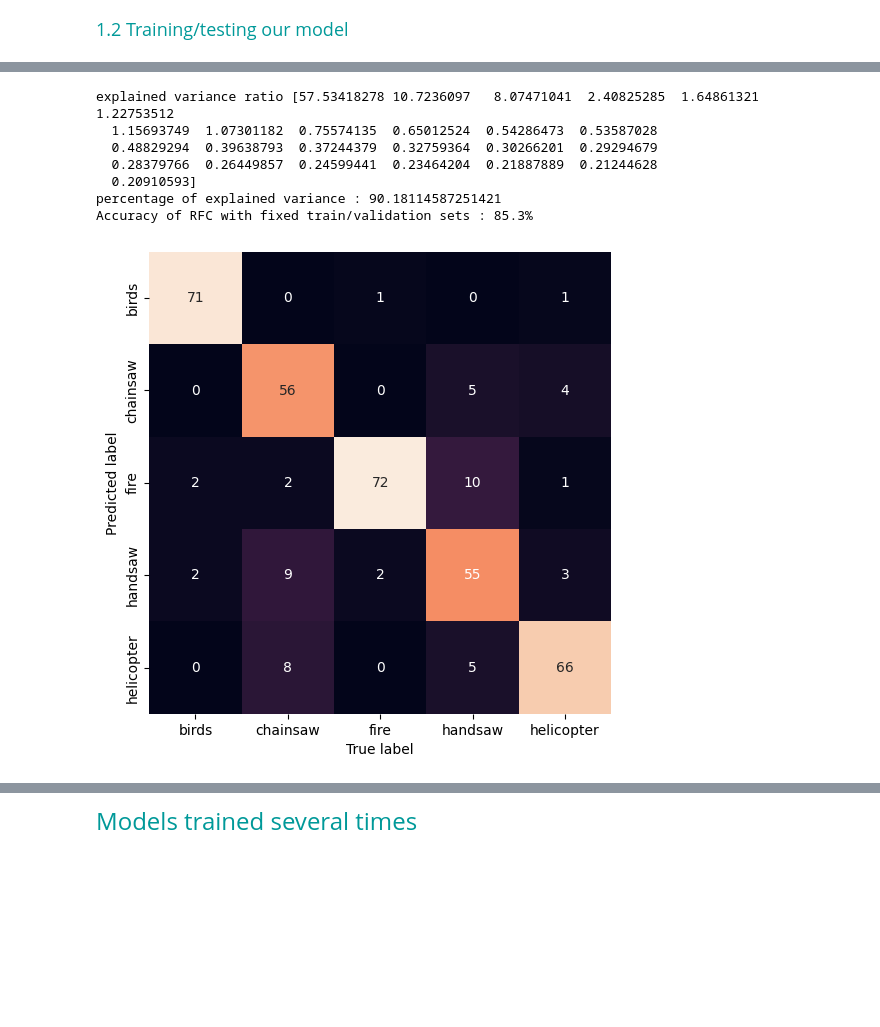
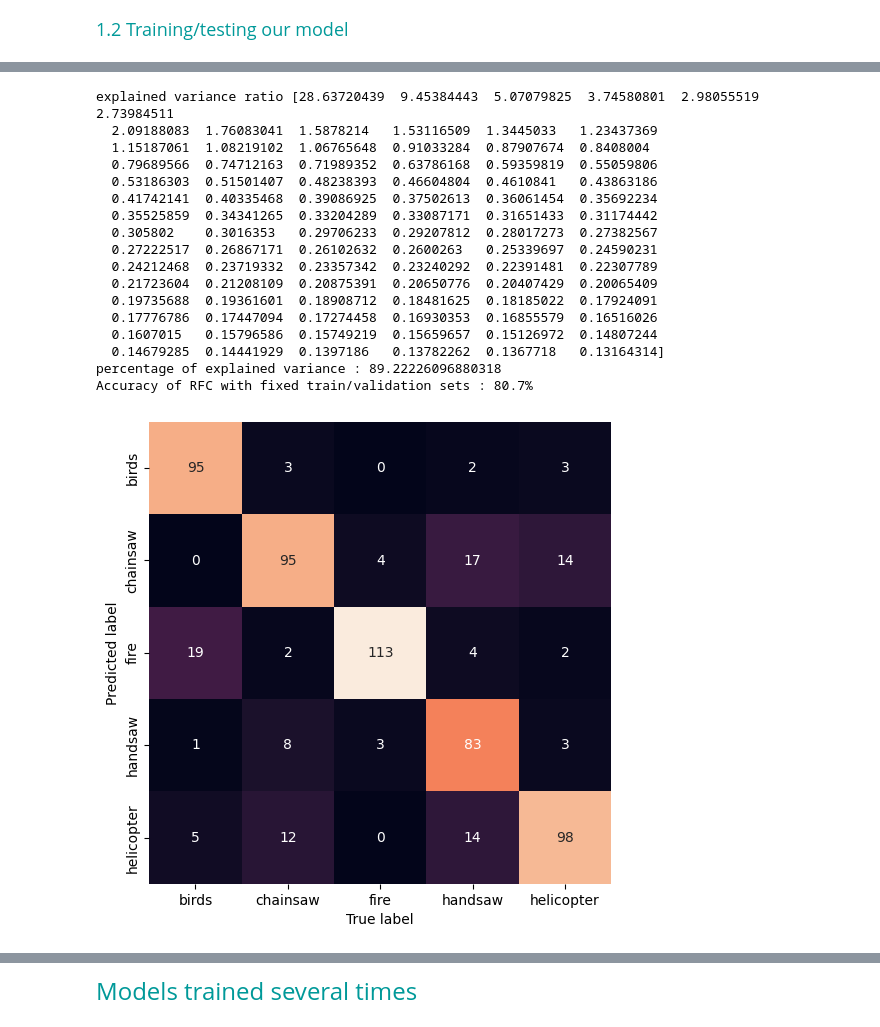
Before and after one commit to CamilleCl/lelec210X_GroupeF, a Jupyter notebook: classification/trialsNewDataSetModels.ipynb, the cells around one changed output, grey strips where cells are left out. Drawn from its saved outputs; the diff is of its cells as text; code cells hidden in the pictures; blank space fills up the shorter version.

```diff
--- a/classification/trialsNewDataSetModels.ipynb
+++ b/classification/trialsNewDataSetModels.ipynb
@@ -36,6 +36,6 @@ To enable the following instructions: AVX2 FMA, in other operations, rebuild Ten
 # %%
 model_dir = "../goldenProject/python/model1/"
-fv_dir = "../goldenProject/python/bigbigDataset/"
+fv_dir = "../goldenProject/python/bigbigbigDataset/"
 # %% [markdown]
 <font size=5 color=#009999> 1. Our dataset </font> <br>
 # %% [markdown]
@@ -165,47 +151,60 @@ X_train_normalised = X_train/ np.linalg.norm(X_train, axis=1, keepdims=True)
 X_test_normalised = X_test/ np.linalg.norm(X_test, axis=1, keepdims=True)
 
 # [3] (optional) dimensionality reduction.
-...
-pca = PCA(n_components=25)
-pca.fit(X)
+
+pca = PCA(n_components=90)
+pca.fit(X_train_normalised)
+X_train_normalised = pca.transform(X_train_normalised)
 print('explained variance ratio', pca.explained_variance_ratio_ * 100)
 print('percentage of explained variance :', np.cumsum(pca.explained_variance_ratio_)[-1] *100)
-
 
 # [4] Model training and selection.
 n_splits = 10
 kf = StratifiedKFold(n_splits = n_splits)
 
 model = RFC()
 accuracy_RFC = np.zeros((n_splits,))
 for k, idx in enumerate(kf.split(X_train_normalised,y_train)):
   (idx_learn, idx_val) = idx
   model.fit(X_train_normalised[idx_learn], y_train[idx_learn])
   prediction = model.predict(X_train_normalised[idx_val])
   accuracy_RFC[k] = accuracy(prediction, y_train[idx_val])
 
 # [5] Save the trained model, eventually the pca.
 filename = 'RFC.pickle'
+file_PCA = 'PCA.pickle'
 pickle.dump(model, open(model_dir+filename, 'wb'))
+pickle.dump(pca, open(model_dir+file_PCA, 'wb'))
 
 # [6] Evaluate the model.
+X_test_normalised = pca.transform(X_test_normalised)
 prediction_RFC = model.predict(X_test_normalised)
 #print(prediction_RFC)
 #print(y_test)
 #print(y_test.shape)
 accuracy_RFC = accuracy(prediction_RFC, y_test)
 
 print('Accuracy of RFC with fixed train/validation sets : {:.1f}%'.format(100*accuracy_RFC))
 show_confusion_matrix (prediction_RFC, y_test, classnames)
 # %% [output]
-explained variance ratio [57.53418278 10.7236097   8.07471041  2.40825285  1.64861321  1.22753512
-  1.15693749  1.07301182  0.75574135  0.65012524  0.54286473  0.53587028
-  0.48829294  0.39638793  0.37244379  0.32759364  0.30266201  0.29294679
-  0.28379766  0.26449857  0.24599441  0.23464204  0.21887889  0.21244628
-  0.20910593]
-percentage of explained variance : 90.18114587251421
-Accuracy of RFC with fixed train/validation sets : 85.3%
+explained variance ratio [28.63720439  9.45384443  5.07079825  3.74580801  2.98055519  2.73984511
+  2.09188083  1.76083041  1.5878214   1.53116509  1.3445033   1.23437369
+  1.15187061  1.08219102  1.06765648  0.91033284  0.87907674  0.8408004
+  0.79689566  0.74712163  0.71989352  0.63786168  0.59359819  0.55059806
+  0.53186303  0.51501407  0.48238393  0.46604804  0.4610841   0.43863186
+  0.41742141  0.40335468  0.39086925  0.37502613  0.36061454  0.35692234
+  0.35525859  0.34341265  0.33204289  0.33087171  0.31651433  0.31174442
+  0.305802    0.3016353   0.29706233  0.29207812  0.28017273  0.27382567
+  0.27222517  0.26867171  0.26102632  0.2600263   0.25339697  0.24590231
+  0.24212468  0.23719332  0.23357342  0.23240292  0.22391481  0.22307789
+  0.21723604  0.21208109  0.20875391  0.20650776  0.20407429  0.20065409
+  0.19735688  0.19361601  0.18908712  0.18481625  0.18185022  0.17924091
+  0.17776786  0.17447094  0.17274458  0.16930353  0.16855579  0.16516026
+  0.1607015   0.15796586  0.15749219  0.15659657  0.15126972  0.14807244
+  0.14679285  0.14441929  0.1397186   0.13782262  0.1367718   0.13164314]
+percentage of explained variance : 89.22226096880318
+Accuracy of RFC with fixed train/validation sets : 80.7%
-[figure, old version]
+[figure, new version]
 # %%
 X_train, X_test, y_train, y_test = train_test_split(X, y, test_size=0.3, stratify=y)
 
```
Also changed, not shown: parts of 5 cells of this notebook, 6 other files.
